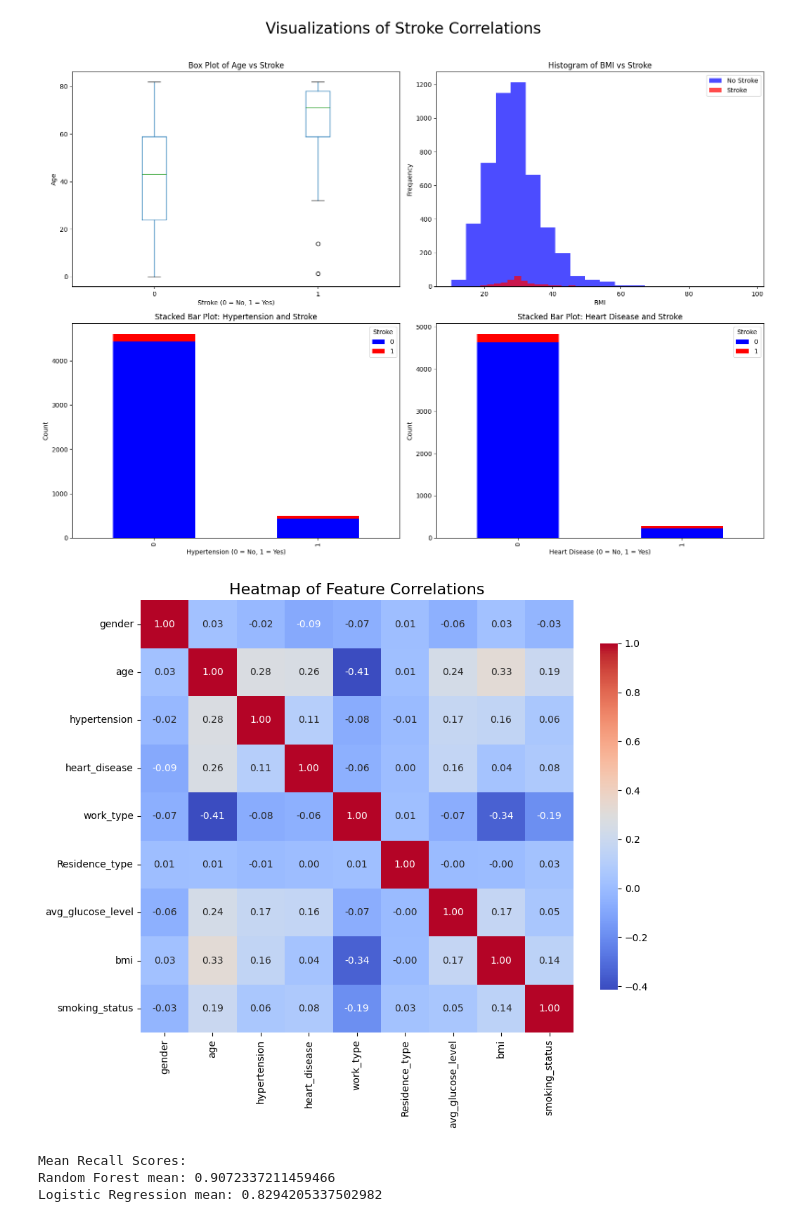
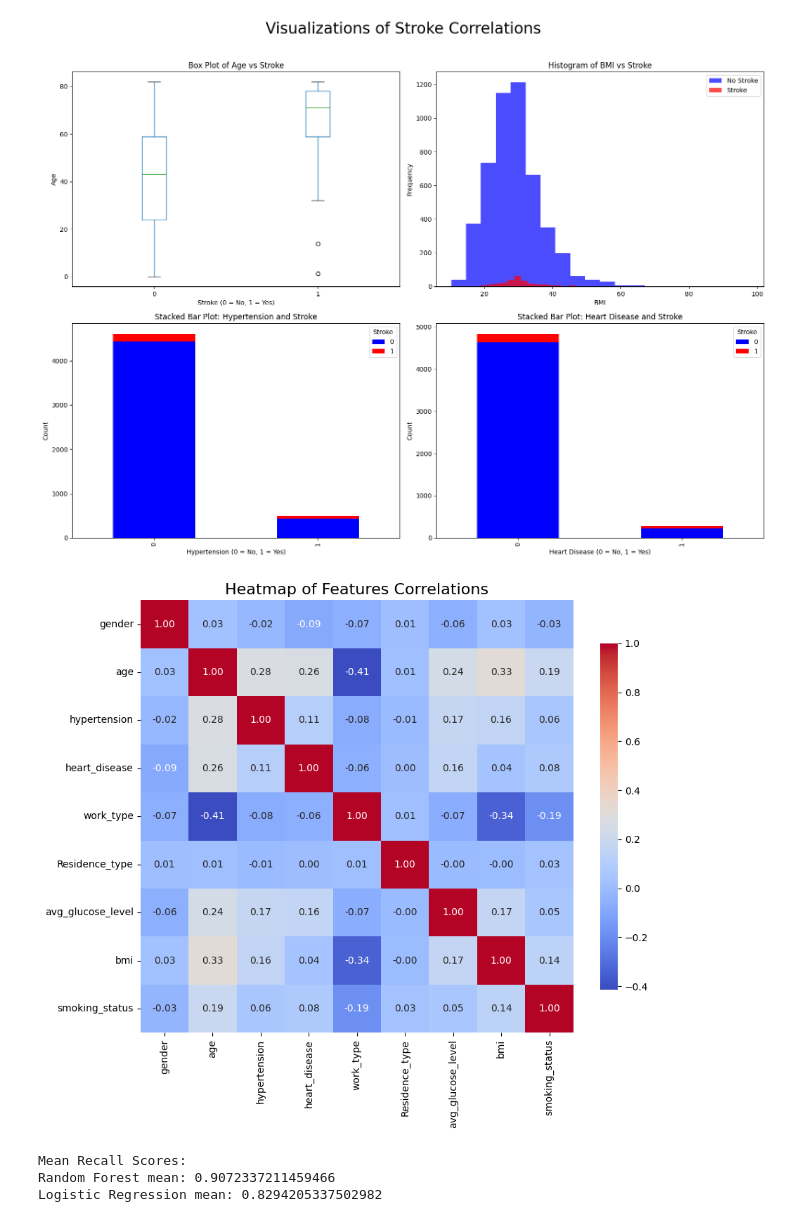
Before and after one commit to tuebachdinh/ML_project_2024, a Jupyter notebook: main.ipynb, the cells around one changed output. Cells and saved outputs as stored; diff of their text form; code cells hidden in the pictures.

```diff
--- a/main.ipynb
+++ b/main.ipynb
@@ -119,12 +112,12 @@ y = df['stroke']
 # %%
 correlation_matrix = X.corr()
 
 plt.figure(figsize=(10, 8))
 sns.heatmap(correlation_matrix, annot=True, fmt=".2f", cmap='coolwarm', square=True, cbar_kws={"shrink": .8})
-plt.title('Heatmap of Feature Correlations', fontsize=16)
+plt.title('Heatmap of Features Correlations', fontsize=16)
 plt.show()
 # %% [output]
-[figure, old version]
+[figure, new version]
 # %%
 X_train, X_test, y_train, y_test = train_test_split(X, y, train_size=0.8, random_state=42)
 smote = SMOTE(random_state=42)
```
Also changed, not shown: parts of 3 cells of this notebook.
